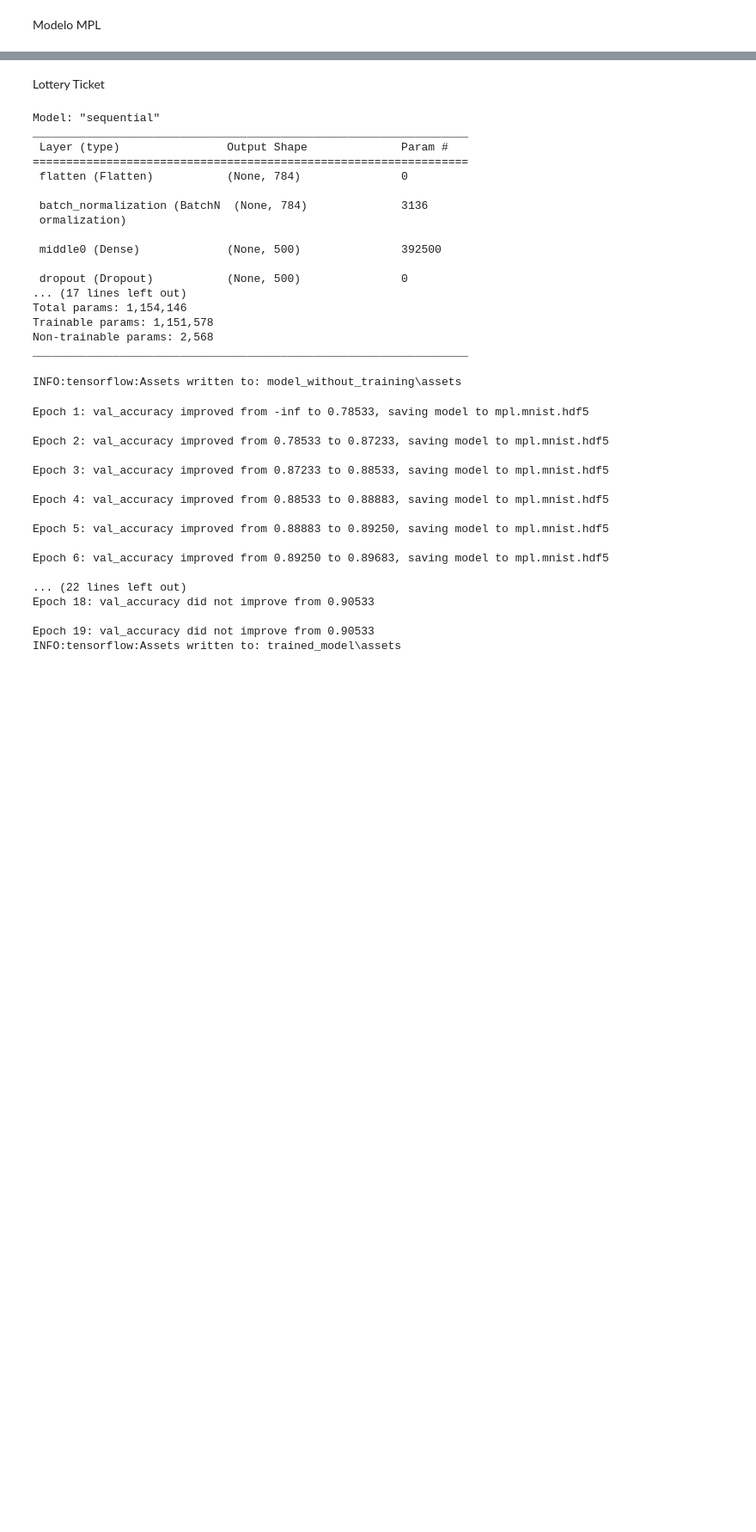
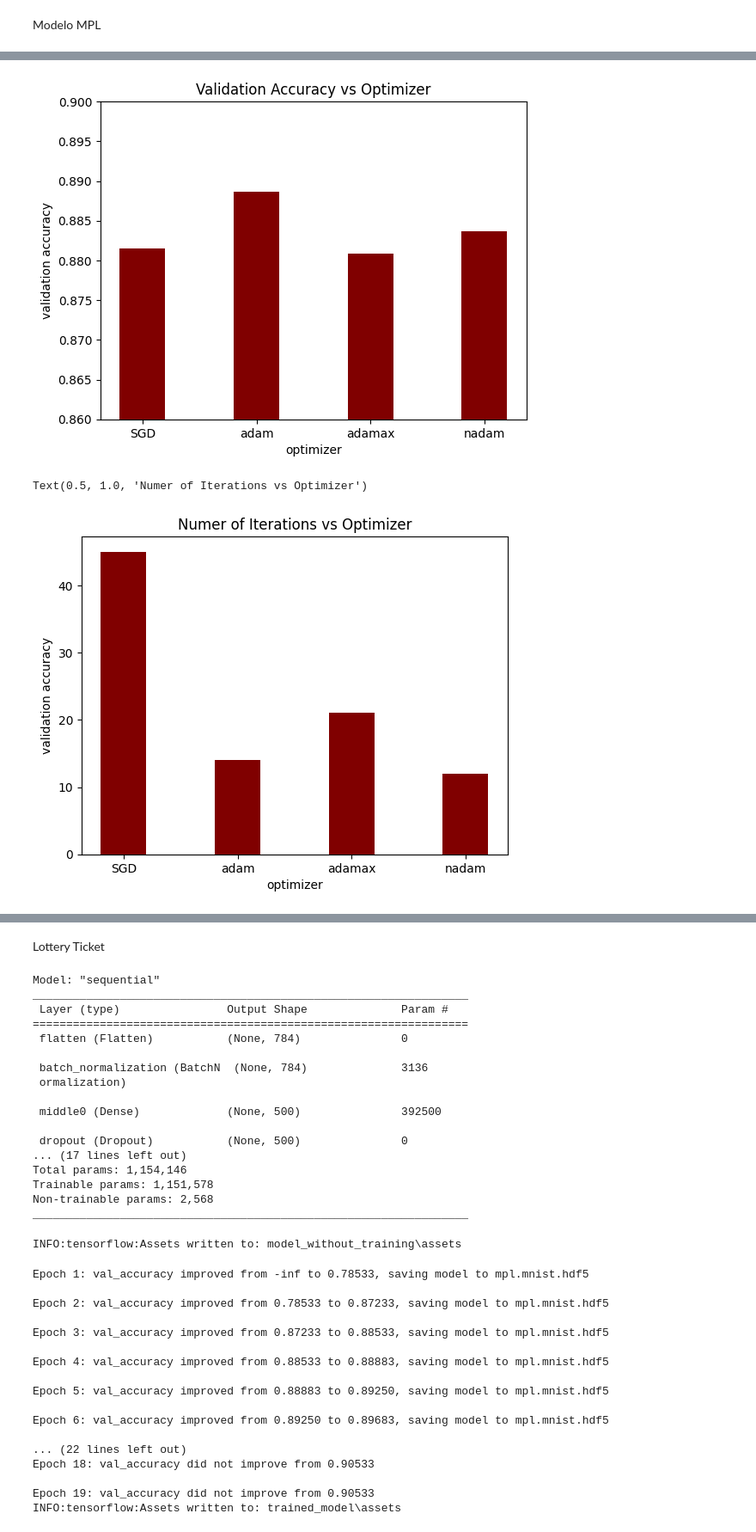
Before and after one commit to JBatRey/RedesNeuronales, a Jupyter notebook: TP1.ipynb, the cells around one changed output, grey strips where cells are left out. Shown at 86% size. Drawn from its saved outputs; the diff is of its cells as text; code cells hidden in the pictures; blank space fills up the shorter version.

```diff
--- a/TP1.ipynb
+++ b/TP1.ipynb
@@ -408,0 +353,26 @@ submission.to_csv("submission4bis.csv",index=False)
+# %%
+# Create the bar plot
+# creating the bar plot
+plt.bar(['SGD', 'adam', 'adamax', 'nadam'], [x[-1] for x in accuracy_values], color ='maroon',
+        width = 0.4)
+
+# Set labels and title
+plt.xlabel("optimizer")
+plt.ylabel("validation accuracy")
+plt.title('Validation Accuracy vs Optimizer')
+
+# Display the plot
+plt.ylim(0.86, 0.9)
+plt.show()
+
+plt.bar(['SGD', 'adam', 'adamax', 'nadam'], [len(x) for x in accuracy_values], color ='maroon',
+        width = 0.4)
+
+# Set labels and title
+plt.xlabel("optimizer")
+plt.ylabel("validation accuracy")
+plt.title('Numer of Iterations vs Optimizer')
+# %% [output]
+[figure, added]
+Text(0.5, 1.0, 'Numer of Iterations vs Optimizer')
+[figure, added]
```
Also changed, not shown: parts of 27 cells of this notebook, 14 other files.
